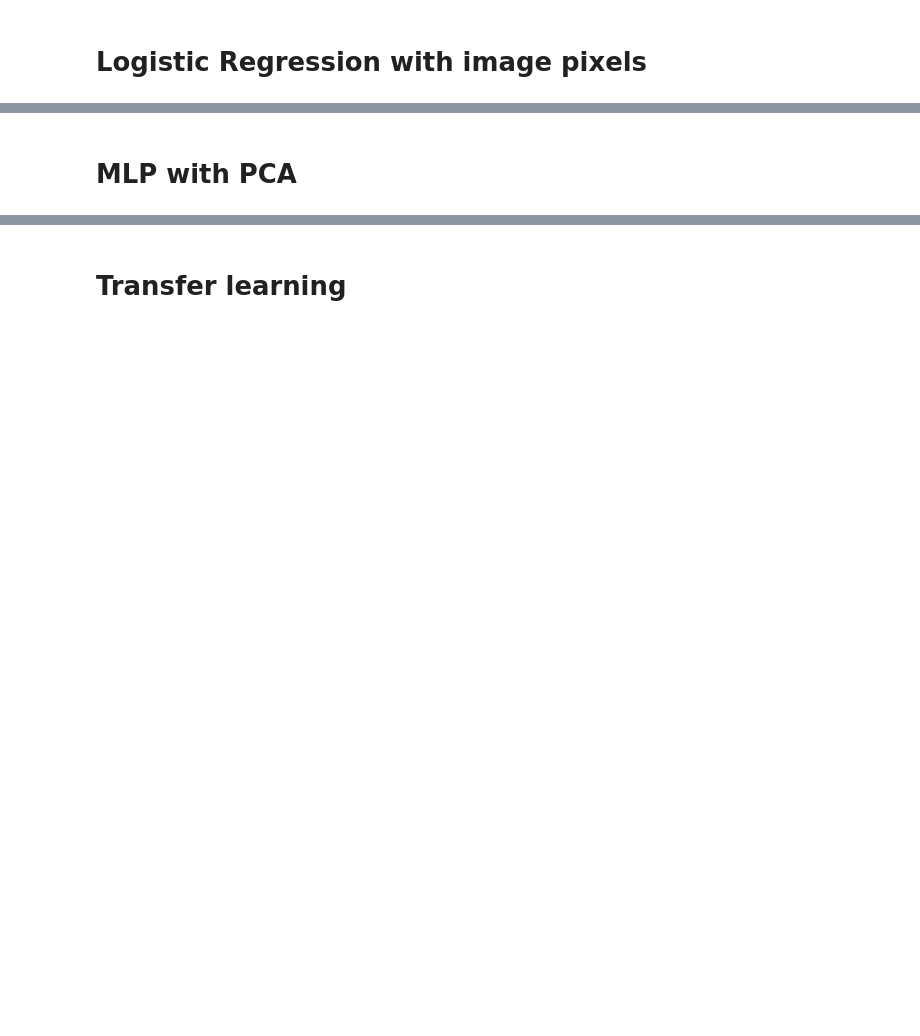
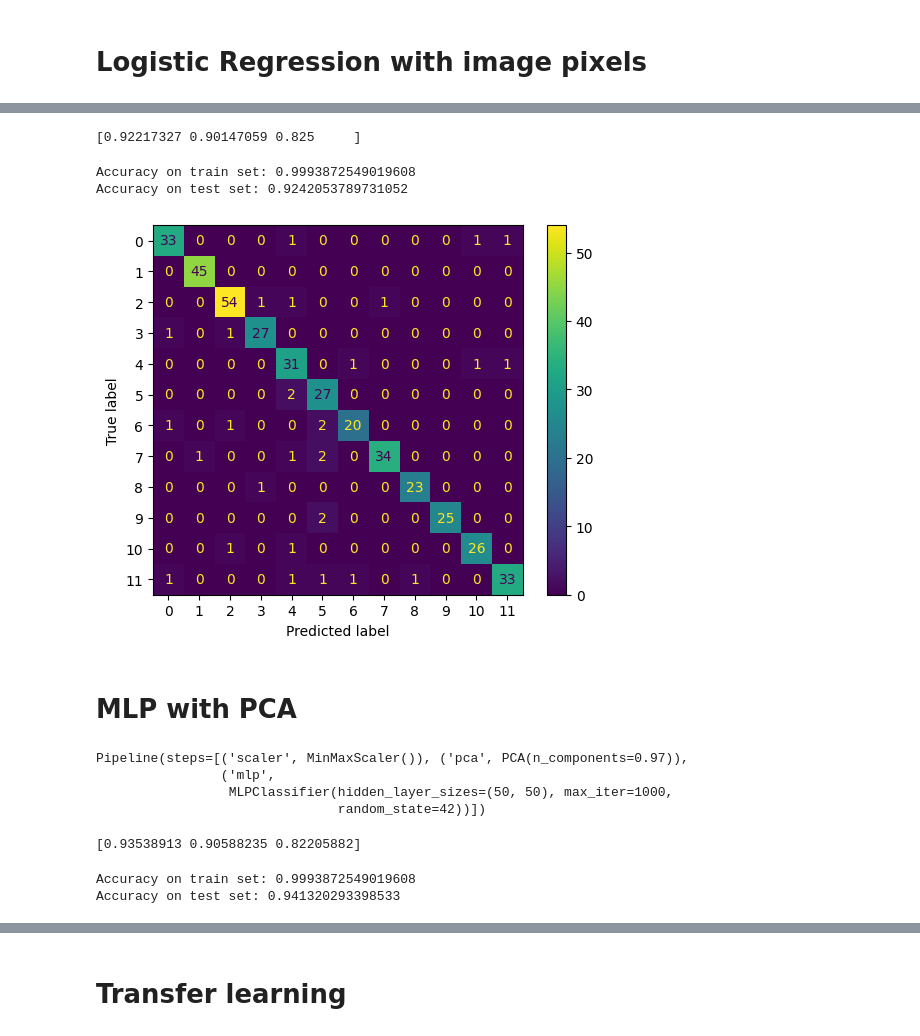
Before and after one commit to Pakin49/Naruto-Hand-Sign-detection, a Jupyter notebook: Naruto_Hand_Sign.ipynb, the cells around one changed output, grey strips where cells are left out. Cells and saved outputs as stored; diff of their text form; code cells hidden in the pictures; blank space fills up the shorter version.

```diff
--- a/Naruto_Hand_Sign.ipynb
+++ b/Naruto_Hand_Sign.ipynb
@@ -379,8 +388,12 @@ plt.show()
 # %% [markdown]
 # Logistic Regression with image pixels
+# %%
+X_flat = []
+for i in range(len(X)):
+  X_flat.append(X[i].flatten())
 # %%
 from sklearn.model_selection import train_test_split
-X_train, X_test, y_train, y_test = train_test_split(X, y, test_size=0.2, random_state=42)
+X_train, X_test, y_train, y_test = train_test_split(X_flat, y, test_size=0.2, random_state=42)
 # %%
 from sklearn.linear_model import LogisticRegression
 from sklearn.pipeline import Pipeline
@@ -395,6 +408,6 @@ steps = [
     ('knn', LogisticRegression())
 ]
 
-pipe = Pipeline(steps)
+pipe_log_img = Pipeline(steps)
 
-pipe.fit(X_train, y_train)
+pipe_log_img.fit(X_train, y_train)
@@ -401,17 +428,24 @@ pipe.fit(X_train, y_train)
 # %%
 from sklearn.model_selection import cross_val_score
-cv = cross_val_score(pipe, X, y, cv=5, n_jobs=-1)
+cv = cross_val_score(pipe_log_img, X_flat, y, cv=3, n_jobs=-1)
 print(cv)
+# %% [output]
+[0.92217327 0.90147059 0.825     ]
 # %%
 y_pred = pipe.predict(X_test)
-print(f"Accuracy on train set: {pipe.score(X_train, y_train)}")
-print(f"Accuracy on test set: {pipe.score(X_test, y_test)}")
+print(f"Accuracy on train set: {pipe_log_img.score(X_train, y_train)}")
+print(f"Accuracy on test set: {pipe_log_img.score(X_test, y_test)}")
+# %% [output]
+Accuracy on train set: 0.9993872549019608
+Accuracy on test set: 0.9242053789731052
 # %%
 from sklearn.metrics import confusion_matrix, ConfusionMatrixDisplay
-cm = confusion_matrix(y_test, y_pred, labels=pipe.classes_)
+cm = confusion_matrix(y_test, y_pred, labels=pipe_log_img.classes_)
 disp = ConfusionMatrixDisplay(confusion_matrix=cm,
-                              display_labels=pipe.classes_)
+                              display_labels=pipe_log_img.classes_)
 disp.plot()
 plt.show()
+# %% [output]
+[figure, added]
 # %% [markdown]
 # MLP with PCA
@@ -437,6 +475,11 @@ steps = [
     ))
 ]
 
-pipe = Pipeline(steps)
+pipe_mlp_img = Pipeline(steps)
 
-pipe.fit(X_train, y_train)
+pipe_mlp_img.fit(X_train, y_train)
+# %% [output]
+Pipeline(steps=[('scaler', MinMaxScaler()), ('pca', PCA(n_components=0.97)),
+                ('mlp',
+                 MLPClassifier(hidden_layer_sizes=(50, 50), max_iter=1000,
+                               random_state=42))])
@@ -443,10 +490,15 @@ pipe.fit(X_train, y_train)
 # %%
 from sklearn.model_selection import cross_val_score
-cv = cross_val_score(pipe, X, y, cv=5, n_jobs=-1)
+cv = cross_val_score(pipe_mlp_img, X_flat, y, cv=3, n_jobs=-1)
 print(cv)
+# %% [output]
+[0.93538913 0.90588235 0.82205882]
 # %%
 y_pred = pipe.predict(X_test)
-print(f"Accuracy on train set: {pipe.score(X_train, y_train)}")
-print(f"Accuracy on test set: {pipe.score(X_test, y_test)}")
+print(f"Accuracy on train set: {pipe_mlp_img.score(X_train, y_train)}")
+print(f"Accuracy on test set: {pipe_mlp_img.score(X_test, y_test)}")
+# %% [output]
+Accuracy on train set: 0.9993872549019608
+Accuracy on test set: 0.941320293398533
 # %%
 from sklearn.metrics import confusion_matrix, ConfusionMatrixDisplay
```
Also changed, not shown: parts of 41 cells of this notebook.
